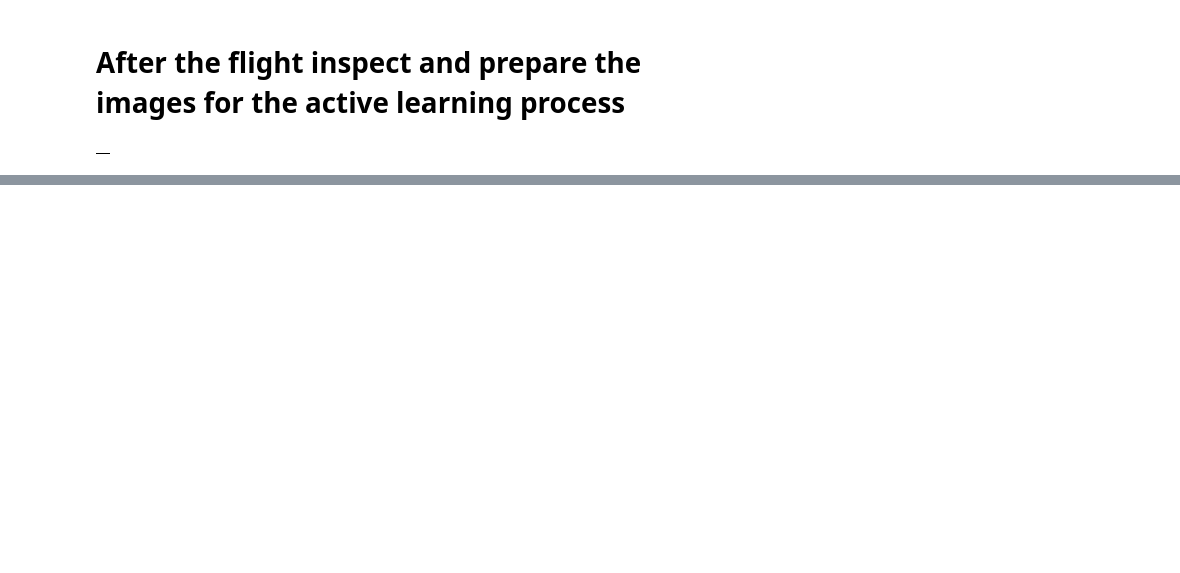
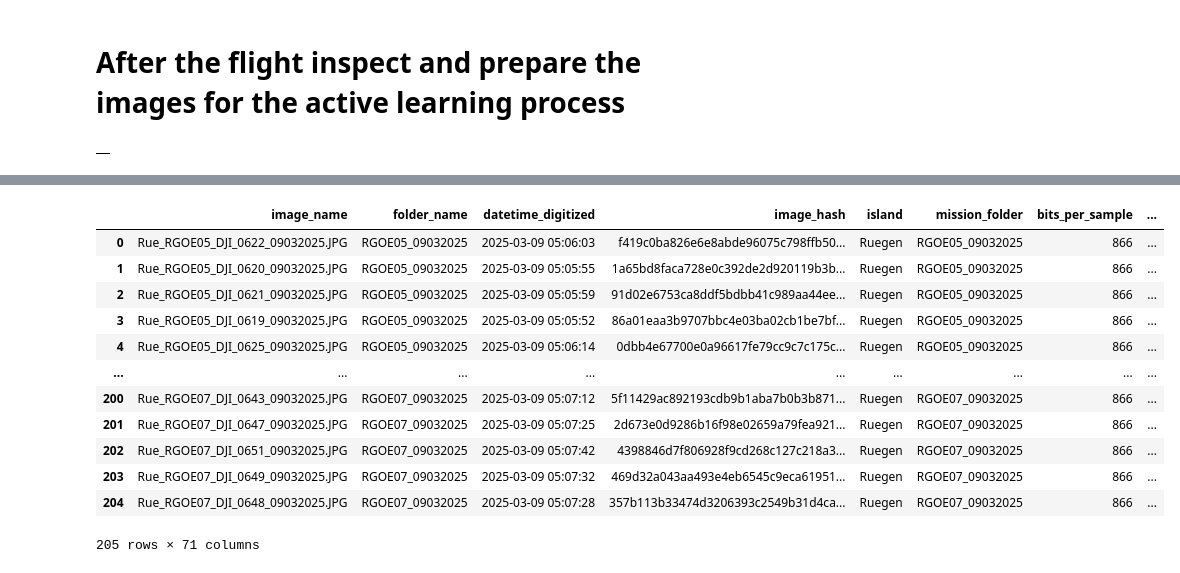
Before and after one commit to cwinkelmann/active-learning, a Jupyter notebook: notebooks/postflight_image_preparation_analysis.ipynb, the cells around one changed output, grey strips where cells are left out. Cells and saved outputs as stored; diff of their text form; code cells hidden in the pictures; blank space fills up the shorter version.

```diff
--- a/notebooks/postflight_image_preparation_analysis.ipynb
+++ b/notebooks/postflight_image_preparation_analysis.ipynb
@@ -63,3 +63,19 @@ res
 gdf_image_metadata_2 = gpd.read_parquet(island_folder / "Ruegen_database.parquet")
 gdf_image_metadata_2.to_crs(epsg="32715", inplace=True)
+# %%
+gdf_image_metadata_2
+# %% [output]
+|  | image_name | folder_name | datetime_digitized | image_hash | island | mission_folder | bits_per_sample | ... |
+| 0 | Rue_RGOE05_DJI_0622_09032025.JPG | RGOE05_09032025 | 2025-03-09 05:06:03 | f419c0ba826e6e8abde96075c798ffb50... | Ruegen | RGOE05_09032025 | 866 | ... |
+| 1 | Rue_RGOE05_DJI_0620_09032025.JPG | RGOE05_09032025 | 2025-03-09 05:05:55 | 1a65bd8faca728e0c392de2d920119b3b... | Ruegen | RGOE05_09032025 | 866 | ... |
+| 2 | Rue_RGOE05_DJI_0621_09032025.JPG | RGOE05_09032025 | 2025-03-09 05:05:59 | 91d02e6753ca8ddf5bdbb41c989aa44ee... | Ruegen | RGOE05_09032025 | 866 | ... |
+| 3 | Rue_RGOE05_DJI_0619_09032025.JPG | RGOE05_09032025 | 2025-03-09 05:05:52 | 86a01eaa3b9707bbc4e03ba02cb1be7bf... | Ruegen | RGOE05_09032025 | 866 | ... |
+| 4 | Rue_RGOE05_DJI_0625_09032025.JPG | RGOE05_09032025 | 2025-03-09 05:06:14 | 0dbb4e67700e0a96617fe79cc9c7c175c... | Ruegen | RGOE05_09032025 | 866 | ... |
+| ... | ... | ... | ... | ... | ... | ... | ... | ... |
+| 200 | Rue_RGOE07_DJI_0643_09032025.JPG | RGOE07_09032025 | 2025-03-09 05:07:12 | 5f11429ac892193cdb9b1aba7b0b3b871... | Ruegen | RGOE07_09032025 | 866 | ... |
+| 201 | Rue_RGOE07_DJI_0647_09032025.JPG | RGOE07_09032025 | 2025-03-09 05:07:25 | 2d673e0d9286b16f98e02659a79fea921... | Ruegen | RGOE07_09032025 | 866 | ... |
+| 202 | Rue_RGOE07_DJI_0651_09032025.JPG | RGOE07_09032025 | 2025-03-09 05:07:42 | 4398846d7f806928f9cd268c127c218a3... | Ruegen | RGOE07_09032025 | 866 | ... |
+| 203 | Rue_RGOE07_DJI_0649_09032025.JPG | RGOE07_09032025 | 2025-03-09 05:07:32 | 469d32a043aa493e4eb6545c9eca61951... | Ruegen | RGOE07_09032025 | 866 | ... |
+| 204 | Rue_RGOE07_DJI_0648_09032025.JPG | RGOE07_09032025 | 2025-03-09 05:07:28 | 357b113b33474d3206393c2549b31d4ca... | Ruegen | RGOE07_09032025 | 866 | ... |
+205 rows × 71 columns
 # %%
```
Also changed, not shown: parts of 7 cells of this notebook, 15 other files.
